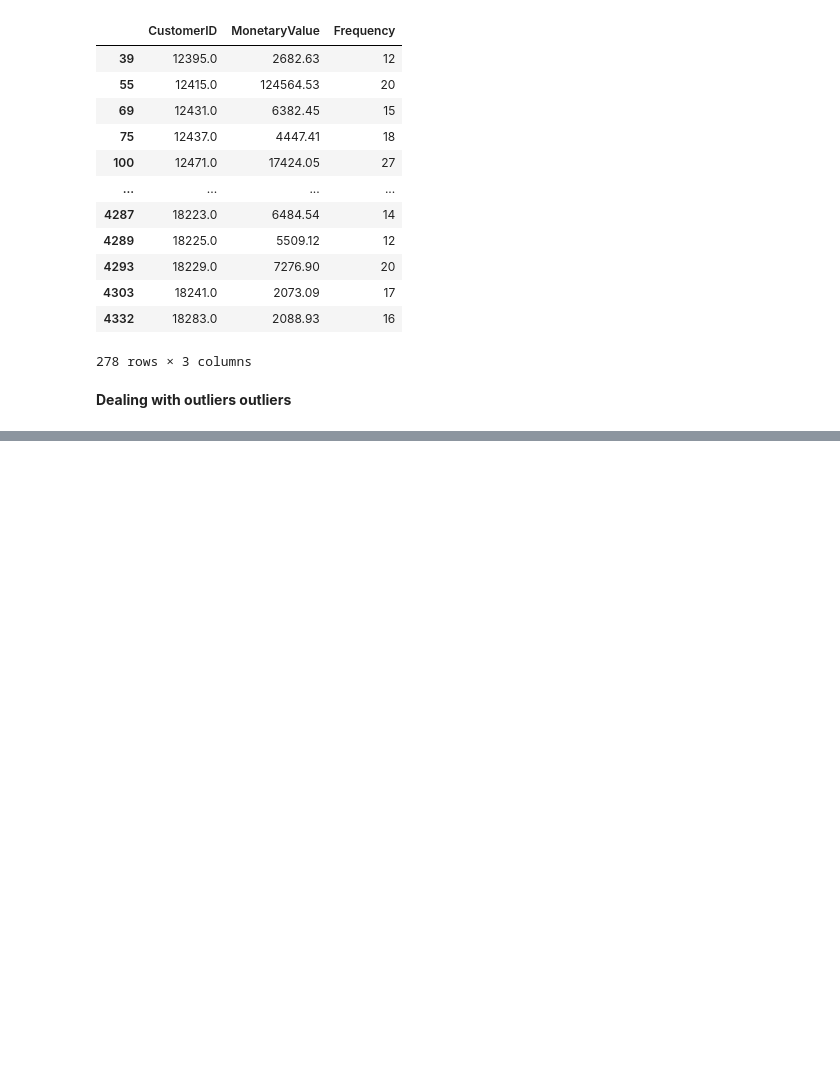
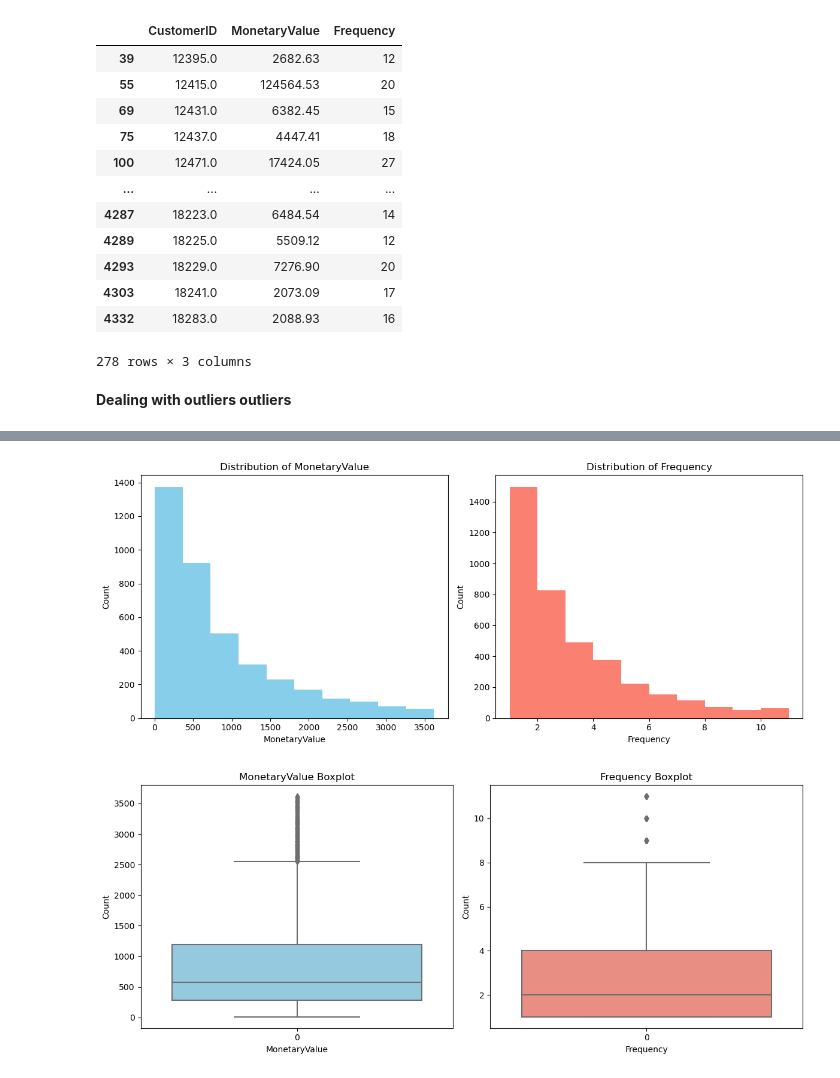
Before and after one commit to kamahTek/Machine-Learning, a Jupyter notebook: Unsupervised-Learning/Clustering/Online-Retail/index.ipynb, the cells around one changed output, grey strips where cells are left out. Saved outputs shown, nothing was run; the diff lists cells and outputs as text; code cells hidden in the pictures; blank space fills up the shorter version.

Commit message:
removed outliers and created a new dataframe with no outliers then visualized a histogram and a boxplot

```diff
--- a/Unsupervised-Learning/Clustering/Online-Retail/index.ipynb
+++ b/Unsupervised-Learning/Clustering/Online-Retail/index.ipynb
@@ -526,3 +547,6 @@ Three main methods of dealing with outliers, apart from removing them from the d
 2) changing the values of outliers (Winsorisation, trimming, imputation)
 
 3) using robust estimation techniques (M-estimation).
+# %%
+# create a dataframe that has no outliers
+non_outliers_df = aggregated_df[(~aggregated_df.index.isin(monetary_outliers_df.index)) & (~aggregated_df.index.isin(frequency_outliers_df.index)) ]
@@ -528,0 +562,2 @@ Three main methods of dealing with outliers, apart from removing them from the d
+# %%
+non_outliers_df.reset_index(inplace=True)
@@ -528,0 +576,6 @@ Three main methods of dealing with outliers, apart from removing them from the d
+# %%
+# visualize the dataframe with handled outliers
+outlierChart(non_outliers_df,"MonetaryValue", "Frequency")
+# %% [output]
+[figure, added]
+[figure, added]
```
Also changed, not shown: parts of 4 cells of this notebook.
